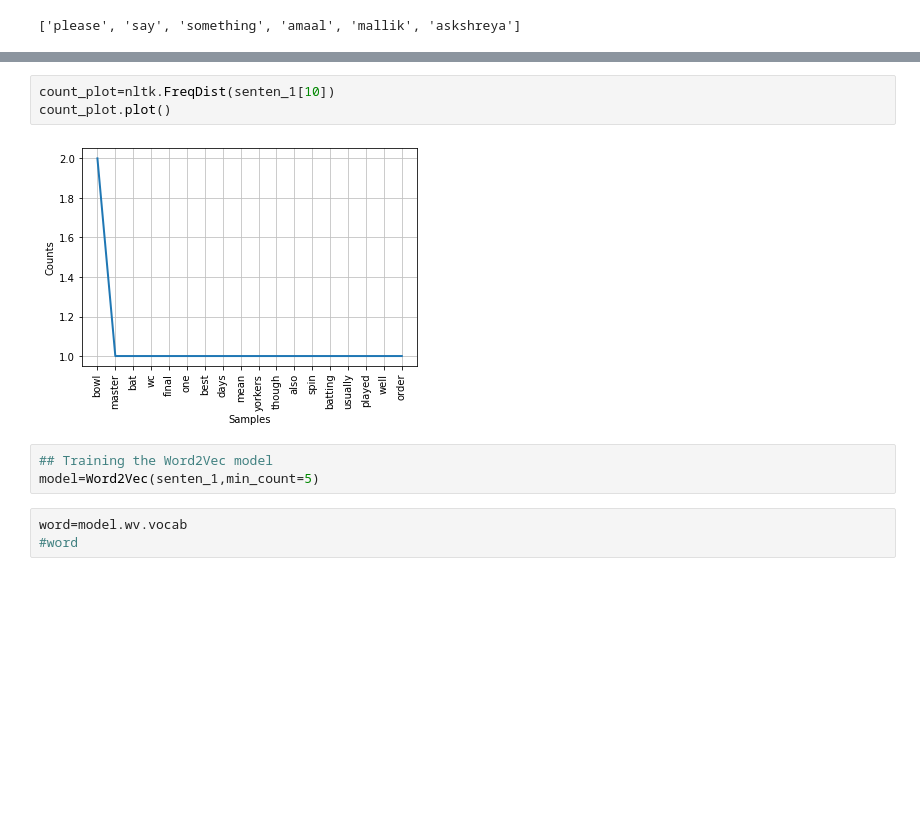
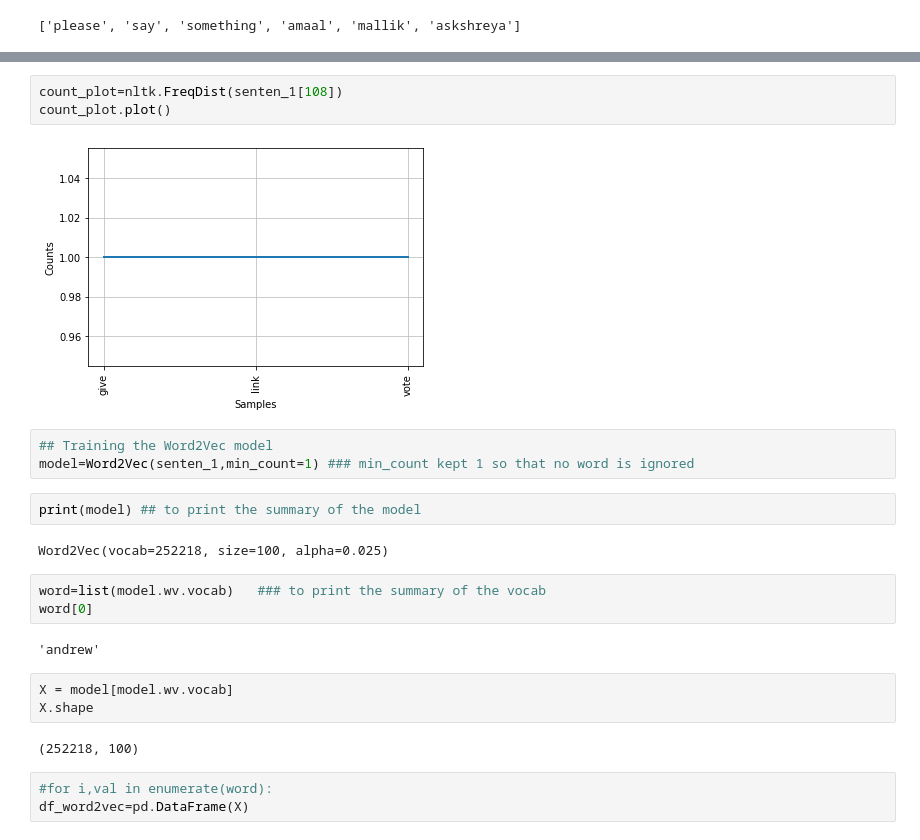
Before and after one commit to sayantikag98/Depression_Analysis, a Jupyter notebook: Depression_analysis_from_tweets_(Model_Building).ipynb, the cells around one changed output, grey strips where cells are left out. Cells and saved outputs as stored; diff of their text form; blank space fills up the shorter version.

```diff
--- a/Depression_analysis_from_tweets_(Model_Building).ipynb
+++ b/Depression_analysis_from_tweets_(Model_Building).ipynb
@@ -148,11 +165,25 @@ senten_1[7]
 # %%
-count_plot=nltk.FreqDist(senten_1[10])
+count_plot=nltk.FreqDist(senten_1[108])
 count_plot.plot()
 # %% [output]
-[figure, old version]
+[figure, new version]
 # %%
 ## Training the Word2Vec model
-model=Word2Vec(senten_1,min_count=5)
+model=Word2Vec(senten_1,min_count=1) ### min_count kept 1 so that no word is ignored
+# %%
+print(model) ## to print the summary of the model
+# %% [output]
+Word2Vec(vocab=252218, size=100, alpha=0.025)
 # %%
-word=model.wv.vocab
-#word
+word=list(model.wv.vocab)   ### to print the summary of the vocab
+word[0]
+# %% [output]
+'andrew'
+# %%
+X = model[model.wv.vocab]
+X.shape
+# %% [output]
+(252218, 100)
+# %%
+#for i,val in enumerate(word):
+df_word2vec=pd.DataFrame(X)
```
Also changed, not shown: parts of 9 cells of this notebook.
